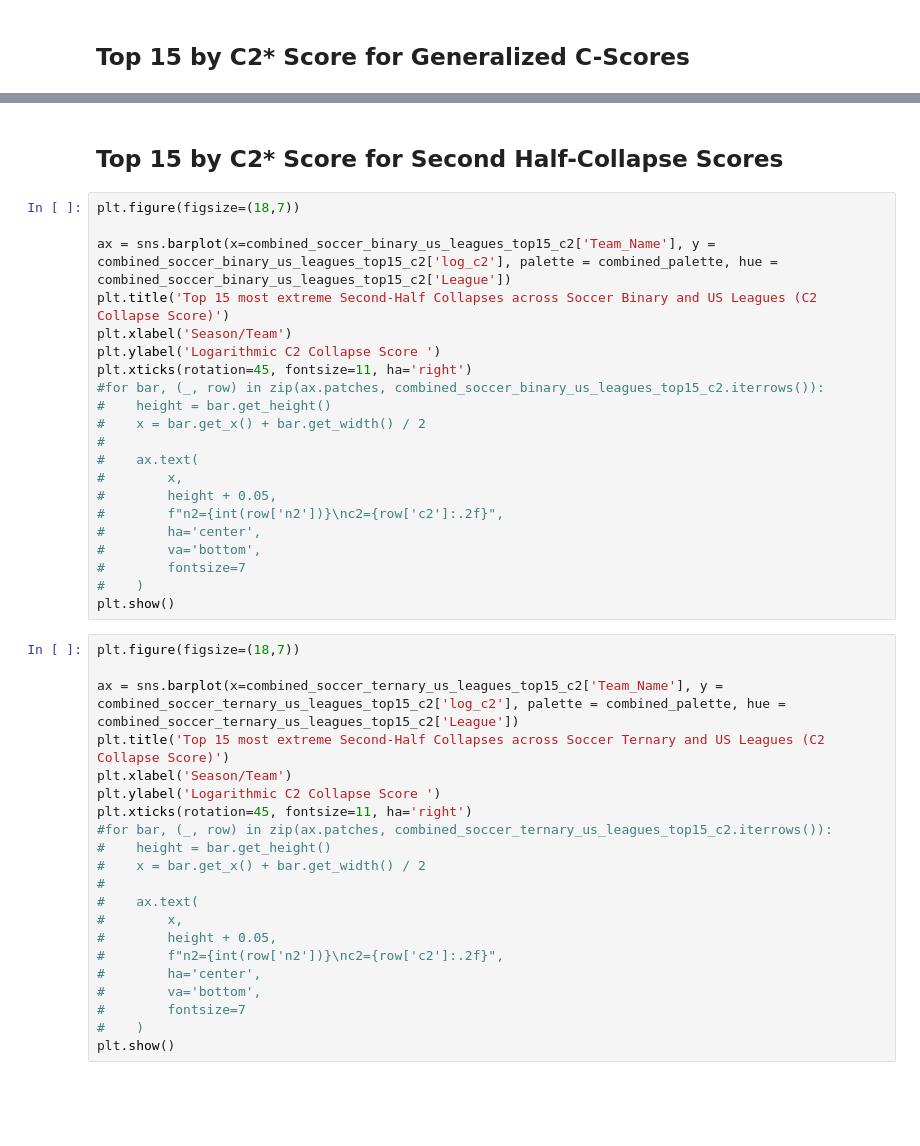
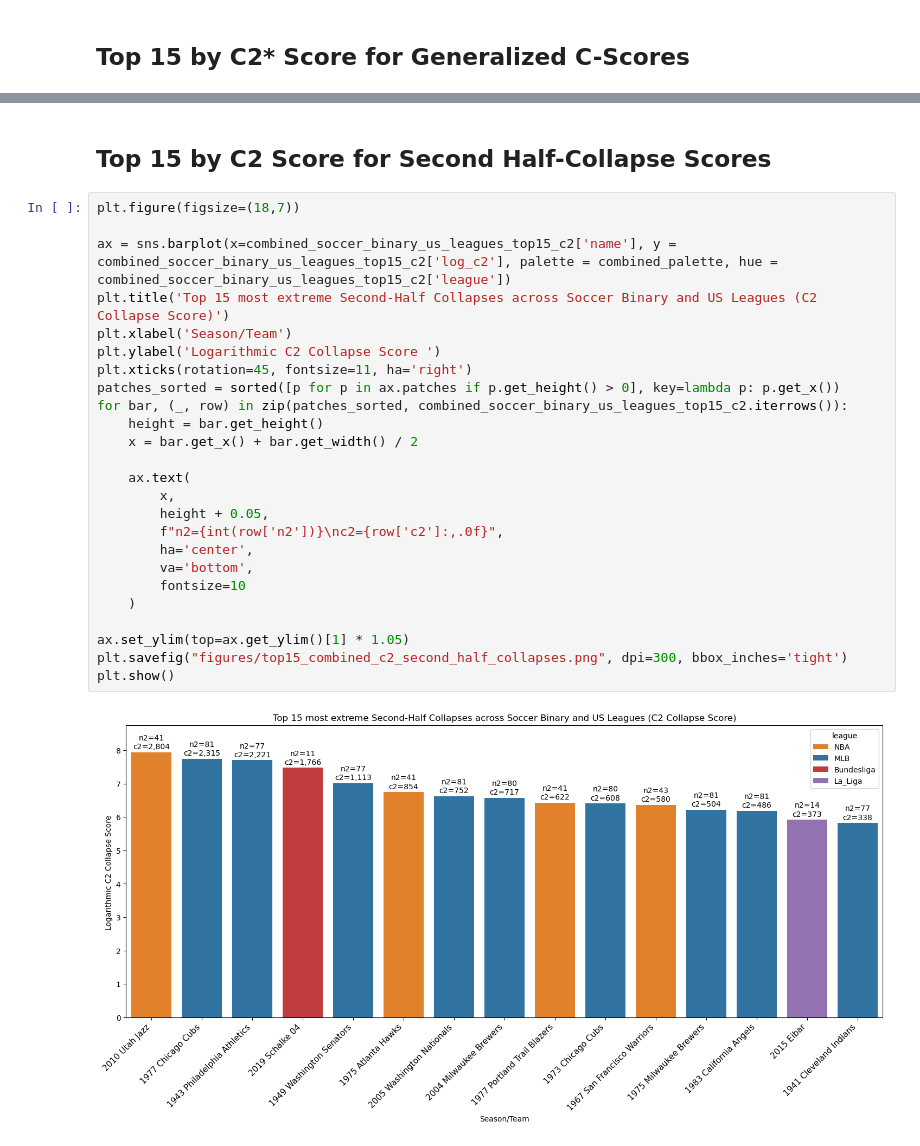
Before and after one commit to RyanRegalado/Win-Loss-Sequences-Sp2026, a Jupyter notebook: output/generalized_cscores_figures.ipynb, the cells around one changed output, grey strips where cells are left out. Cells and saved outputs as stored; diff of their text form; blank space fills up the shorter version.

Commit message:
top 15 second half collapse scores with n2 and c2 labels

```diff
--- a/output/generalized_cscores_figures.ipynb
+++ b/output/generalized_cscores_figures.ipynb
@@ -1056,44 +1054,29 @@ KeyError: 'normalized_n2*'
 # %% [markdown]
-## Top 15 by C2* Score for Second Half-Collapse Scores
+## Top 15 by C2 Score for Second Half-Collapse Scores
 # %%
 plt.figure(figsize=(18,7))
 
-ax = sns.barplot(x=combined_soccer_binary_us_leagues_top15_c2['Team_Name'], y = combined_soccer_binary_us_leagues_top15_c2['log_c2'], palette = combined_palette, hue = combined_soccer_binary_us_leagues_top15_c2['League'])
+ax = sns.barplot(x=combined_soccer_binary_us_leagues_top15_c2['name'], y = combined_soccer_binary_us_leagues_top15_c2['log_c2'], palette = combined_palette, hue = combined_soccer_binary_us_leagues_top15_c2['league'])
 plt.title('Top 15 most extreme Second-Half Collapses across Soccer Binary and US Leagues (C2 Collapse Score)')
 plt.xlabel('Season/Team')
 plt.ylabel('Logarithmic C2 Collapse Score ')
 plt.xticks(rotation=45, fontsize=11, ha='right')
-#for bar, (_, row) in zip(ax.patches, combined_soccer_binary_us_leagues_top15_c2.iterrows()):
-#    height = bar.get_height()
-#    x = bar.get_x() + bar.get_width() / 2
-#
-#    ax.text(
-#        x,
-#        height + 0.05,
-#        f"n2={int(row['n2'])}\nc2={row['c2']:.2f}",
-#        ha='center',
-#        va='bottom',
-#        fontsize=7
-#    )
+patches_sorted = sorted([p for p in ax.patches if p.get_height() > 0], key=lambda p: p.get_x())
+for bar, (_, row) in zip(patches_sorted, combined_soccer_binary_us_leagues_top15_c2.iterrows()):
+    height = bar.get_height()
+    x = bar.get_x() + bar.get_width() / 2
+
+    ax.text(
+        x,
+        height + 0.05,
+        f"n2={int(row['n2'])}\nc2={row['c2']:,.0f}",
+        ha='center',
+        va='bottom',
+        fontsize=10
+    )
+
+ax.set_ylim(top=ax.get_ylim()[1] * 1.05)
+plt.savefig("figures/top15_combined_c2_second_half_collapses.png", dpi=300, bbox_inches='tight')
 plt.show()
+# %% [output]
+[figure, added]
-# %%
-plt.figure(figsize=(18,7))
-
-ax = sns.barplot(x=combined_soccer_ternary_us_leagues_top15_c2['Team_Name'], y = combined_soccer_ternary_us_leagues_top15_c2['log_c2'], palette = combined_palette, hue = combined_soccer_ternary_us_leagues_top15_c2['League'])
-plt.title('Top 15 most extreme Second-Half Collapses across Soccer Ternary and US Leagues (C2 Collapse Score)')
-plt.xlabel('Season/Team')
-plt.ylabel('Logarithmic C2 Collapse Score ')
-plt.xticks(rotation=45, fontsize=11, ha='right')
-#for bar, (_, row) in zip(ax.patches, combined_soccer_ternary_us_leagues_top15_c2.iterrows()):
-#    height = bar.get_height()
-#    x = bar.get_x() + bar.get_width() / 2
-#
-#    ax.text(
-#        x,
-#        height + 0.05,
-#        f"n2={int(row['n2'])}\nc2={row['c2']:.2f}",
-#        ha='center',
-#        va='bottom',
-#        fontsize=7
-#    )
-plt.show()
```
Also changed, not shown: parts of 18 cells of this notebook, 5 other files.
